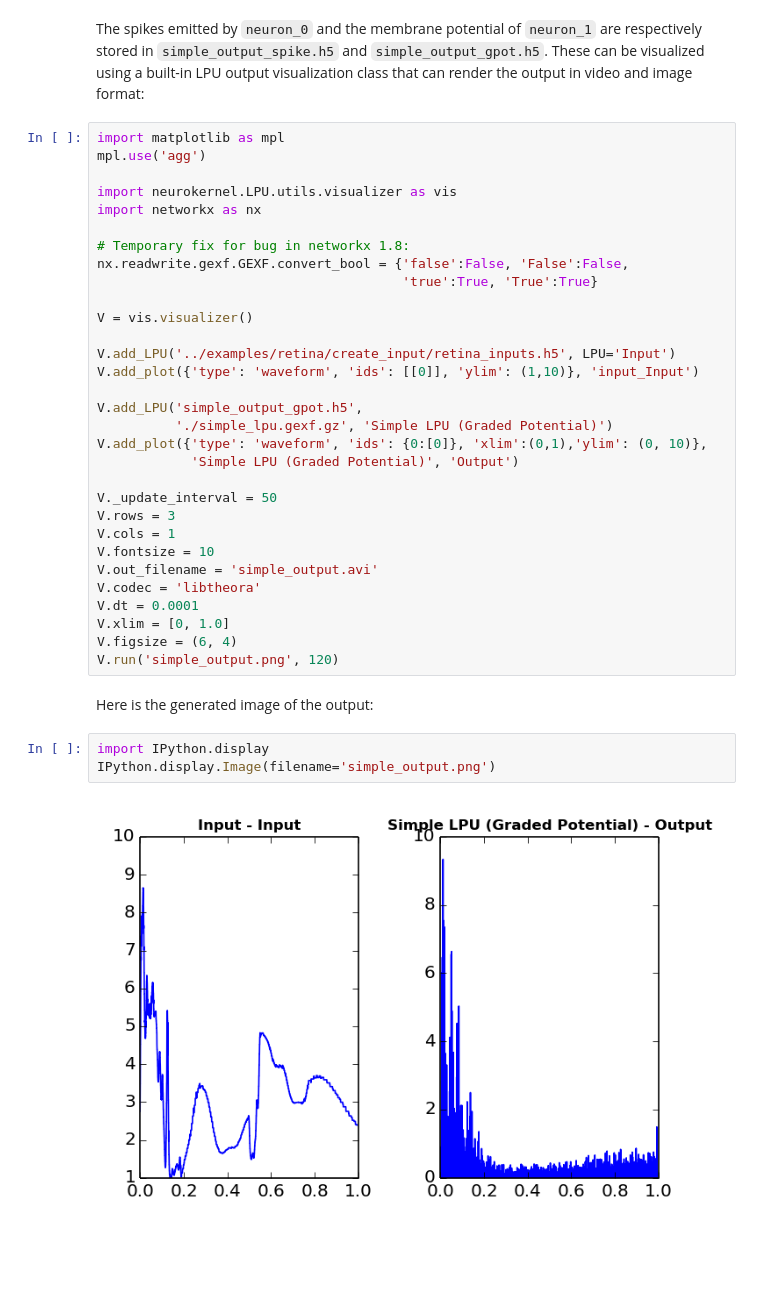
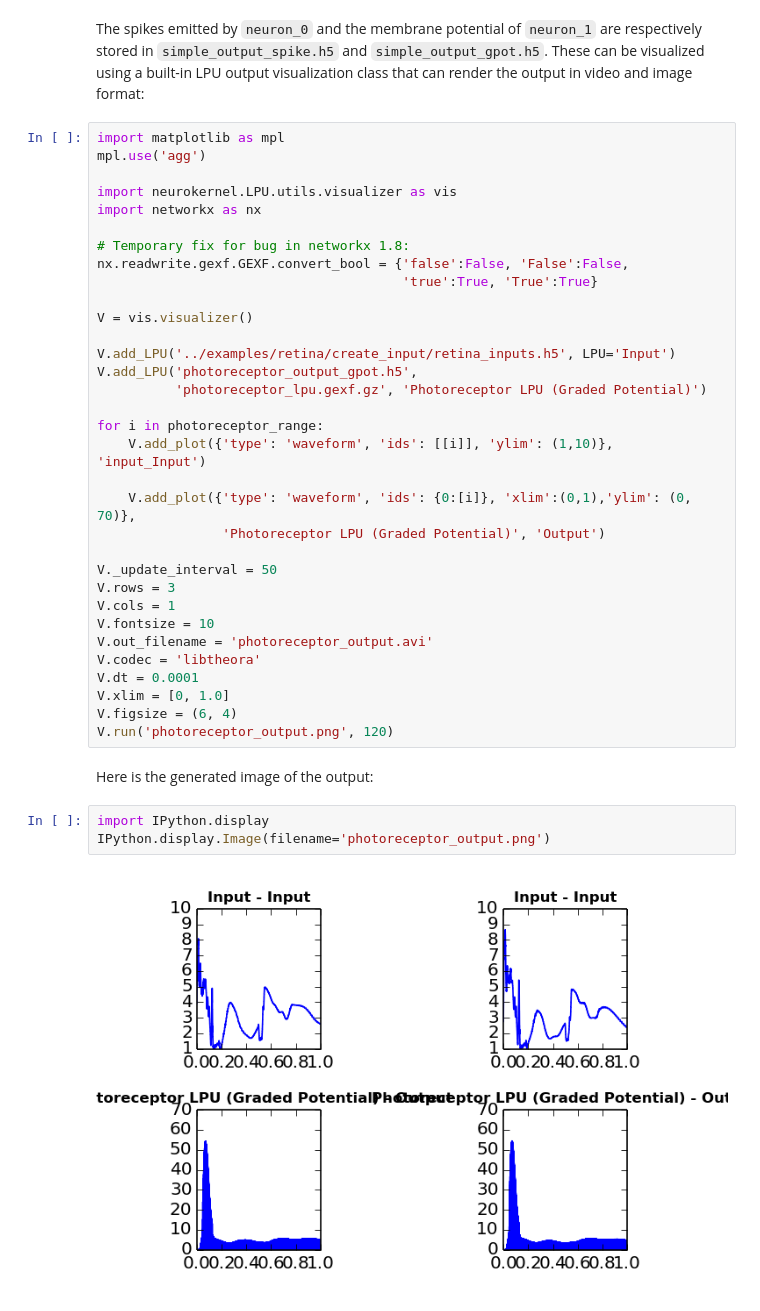
Before and after one commit to figpope/neurokernel, a Jupyter notebook: notebooks/Photorecptor LPU Test.ipynb, the cells around one changed output. Saved outputs shown, nothing was run; the diff lists cells and outputs as text; blank space fills up the shorter version.

```diff
--- a/notebooks/Photorecptor LPU Test.ipynb
+++ b/notebooks/Photorecptor LPU Test.ipynb
@@ -92,27 +74,29 @@ nx.readwrite.gexf.GEXF.convert_bool = {'false':False, 'False':False,
 V = vis.visualizer()
 
 V.add_LPU('../examples/retina/create_input/retina_inputs.h5', LPU='Input')
-V.add_plot({'type': 'waveform', 'ids': [[0]], 'ylim': (1,10)}, 'input_Input')
+V.add_LPU('photoreceptor_output_gpot.h5',
+          'photoreceptor_lpu.gexf.gz', 'Photoreceptor LPU (Graded Potential)')
 
-V.add_LPU('simple_output_gpot.h5',
-          './simple_lpu.gexf.gz', 'Simple LPU (Graded Potential)')
-V.add_plot({'type': 'waveform', 'ids': {0:[0]}, 'xlim':(0,1),'ylim': (0, 10)},
-            'Simple LPU (Graded Potential)', 'Output')
+for i in photoreceptor_range:
+    V.add_plot({'type': 'waveform', 'ids': [[i]], 'ylim': (1,10)}, 'input_Input')
+
+    V.add_plot({'type': 'waveform', 'ids': {0:[i]}, 'xlim':(0,1),'ylim': (0, 70)},
+                'Photoreceptor LPU (Graded Potential)', 'Output')
 
 V._update_interval = 50
 V.rows = 3
 V.cols = 1
 V.fontsize = 10
-V.out_filename = 'simple_output.avi'
+V.out_filename = 'photoreceptor_output.avi'
 V.codec = 'libtheora'
 V.dt = 0.0001
 V.xlim = [0, 1.0]
 V.figsize = (6, 4)
-V.run('simple_output.png', 120)
+V.run('photoreceptor_output.png', 120)
 # %% [markdown]
 Here is the generated image of the output:
 # %%
 import IPython.display
-IPython.display.Image(filename='simple_output.png')
+IPython.display.Image(filename='photoreceptor_output.png')
 # %% [output]
-[figure, old version]
+[figure, new version]
```
Also changed, not shown: parts of 4 cells of this notebook, 10 other files.
